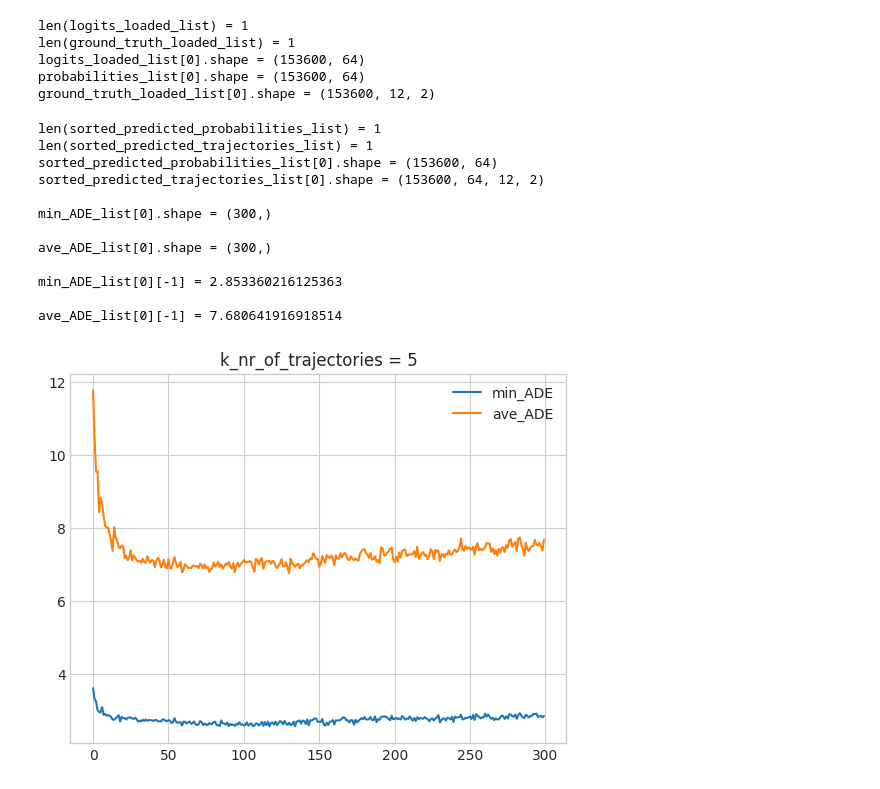
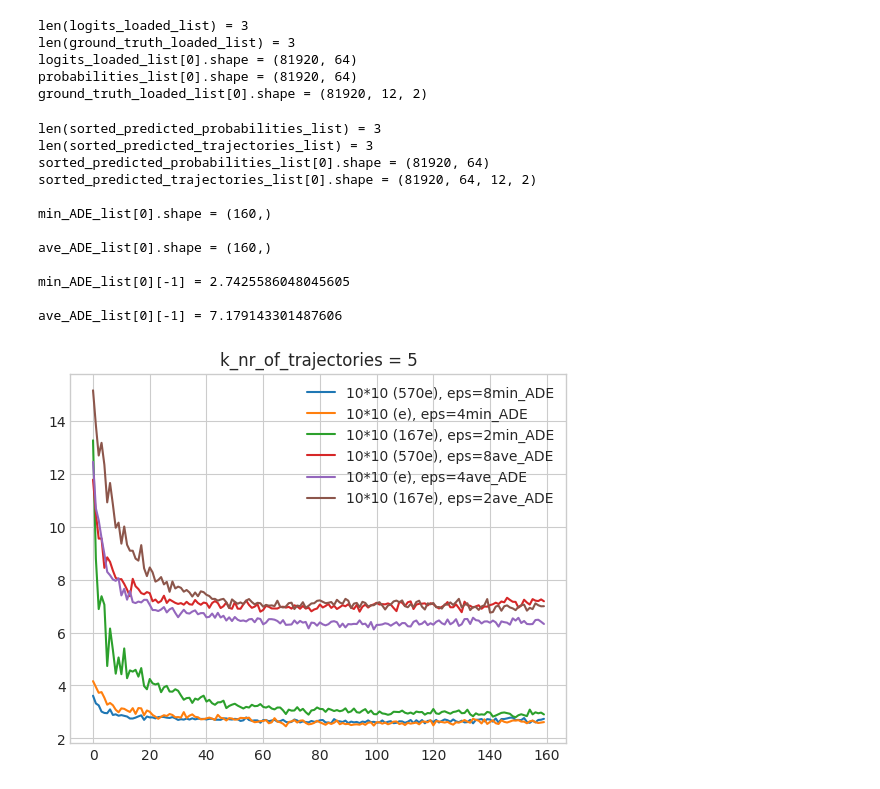
Before and after one commit to dolander1/nuscenes_dolander1, a Jupyter notebook: python-sdk/tutorials/DanielNotebook.ipynb, the cells around one changed output. Saved outputs shown, nothing was run; the diff lists cells and outputs as text; code cells hidden in the pictures.

```diff
--- a/python-sdk/tutorials/DanielNotebook.ipynb
+++ b/python-sdk/tutorials/DanielNotebook.ipynb
@@ -64,10 +64,26 @@ from utilsHannes import mean_pointwise_l2_distance
 # legend_list = ['125*125 (569e)']
 # num_epochs = 569
 
+
+
 # With training results
-epochs = [500,501,502]
-legend_list = ['10*10 (570e), eps=8', '250*250 (501e), eps=8', '250*250 (502e), eps=2']
-num_epochs = 300
+epochs = [500] #501
+legend_list = ['10*10 (570e), eps=8']#'250*250 (501e), eps=8'
+
+# epochs = [502] # 502
+# legend_list = ['250*250 (502e), eps=2']
+
+# epochs = [503]
+# legend_list = ['10*10 (167e), eps=2']
+
+# epochs = [504]
+# legend_list = ['10*10 (e), eps=4']
+
+epochs = [500, 504, 503]
+legend_list = ['10*10 (570e), eps=8','10*10 (e), eps=4', '10*10 (167e), eps=2']
+
+
+num_epochs = 160
 
 # Files
 file_path_list = [f"tmpResults/results_epochs={epoch}" for epoch in epochs]
@@ -102,13 +118,23 @@ print(f"ground_truth_loaded_list[{file_number}].shape = {ground_truth_loaded_lis
 # Load lattice
 with open('data/sets/nuscenes-prediction-challenge-trajectory-sets/epsilon_8.pkl', 'rb') as f:
     trajectories = pickle.load(f)
-lattice = np.array(trajectories)
+lattice8 = np.array(trajectories)
+
+with open('data/sets/nuscenes-prediction-challenge-trajectory-sets/epsilon_4.pkl', 'rb') as f:
+    trajectories = pickle.load(f)
+lattice4 = np.array(trajectories)
+
+with open('data/sets/nuscenes-prediction-challenge-trajectory-sets/epsilon_2.pkl', 'rb') as f:
+    trajectories = pickle.load(f)
+lattice2 = np.array(trajectories)
+
+lattice_list = [lattice8, lattice4, lattice2]
 # %% [output]
-len(logits_loaded_list) = 1
-len(ground_truth_loaded_list) = 1
-logits_loaded_list[0].shape = (153600, 64)
-probabilities_list[0].shape = (153600, 64)
-ground_truth_loaded_list[0].shape = (153600, 12, 2)
+len(logits_loaded_list) = 3
+len(ground_truth_loaded_list) = 3
+logits_loaded_list[0].shape = (81920, 64)
+probabilities_list[0].shape = (81920, 64)
+ground_truth_loaded_list[0].shape = (81920, 12, 2)
 # %%
 ## Functions
 
@@ -155,45 +181,45 @@ def get_ADE_for_k_trajectories(sorted_predicted_trajectories, ground_truth_traje
 # %%
 ############### Calculate and plot many files
 
 k_nr_of_trajectories = 5
 
-results1 = [get_sorted_most_likely_trajectories(logits_loaded, lattice) for logits_loaded in logits_loaded_list]
+results1 = [get_sorted_most_likely_trajectories(logits_loaded, lattice) for logits_loaded, lattice in zip(logits_loaded_list, lattice_list)]
 sorted_predicted_probabilities_list, sorted_predicted_trajectories_list = zip(*results1)
 
 results2 = [get_ADE_for_k_trajectories(sorted_predicted_trajectories, ground_truth_loaded, k_nr_of_trajectories, train_boolean) for sorted_predicted_trajectories, ground_truth_loaded in zip(sorted_predicted_trajectories_list, ground_truth_loaded_list)]
 min_ADE_list, ave_ADE_list = zip(*results2)
 
 print(f"len(sorted_predicted_probabilities_list) = {len(sorted_predicted_probabilities_list)}")
 print(f"len(sorted_predicted_trajectories_list) = {len(sorted_predicted_trajectories_list)}")
 print(f"sorted_predicted_probabilities_list[{file_number}].shape = {sorted_predicted_probabilities_list[file_number].shape}")
 print(f"sorted_predicted_trajectories_list[{file_number}].shape = {sorted_predicted_trajectories_list[file_number].shape}")
 # print(f"sortedTrajectories = {sorted_predicted_trajectories_list[0][2]}") # [0][0/1] and [0][2/3] the same
 
 print(f"\nmin_ADE_list[{file_number}].shape = {min_ADE_list[file_number].shape}")
 print(f"\nave_ADE_list[{file_number}].shape = {ave_ADE_list[file_number].shape}")
 print(f"\nmin_ADE_list[{file_number}][-1] = {min_ADE_list[file_number][-1]}")
 print(f"\nave_ADE_list[{file_number}][-1] = {ave_ADE_list[file_number][-1]}")
 
 
 ## Plot ADE
-plt.plot(min_ADE_list[file_number], label="min_ADE")
-plt.plot(ave_ADE_list[file_number], label="ave_ADE")
+[plt.plot(min_ADE, label=legend+', min_ADE') for min_ADE, legend in zip(min_ADE_list, legend_list)]
+[plt.plot(ave_ADE, label=legend+', ave_ADE') for ave_ADE, legend in zip(ave_ADE_list, legend_list)]
 plt.legend();
 plt.title(f"k_nr_of_trajectories = {k_nr_of_trajectories}");
 # %% [output]
-len(sorted_predicted_probabilities_list) = 1
-len(sorted_predicted_trajectories_list) = 1
-sorted_predicted_probabilities_list[0].shape = (153600, 64)
-sorted_predicted_trajectories_list[0].shape = (153600, 64, 12, 2)
+len(sorted_predicted_probabilities_list) = 3
+len(sorted_predicted_trajectories_list) = 3
+sorted_predicted_probabilities_list[0].shape = (81920, 64)
+sorted_predicted_trajectories_list[0].shape = (81920, 64, 12, 2)
 
-min_ADE_list[0].shape = (300,)
+min_ADE_list[0].shape = (160,)
 
-ave_ADE_list[0].shape = (300,)
+ave_ADE_list[0].shape = (160,)
 
-min_ADE_list[0][-1] = 2.853360216125363
+min_ADE_list[0][-1] = 2.7425586048045605
 
-ave_ADE_list[0][-1] = 7.680641916918514
+ave_ADE_list[0][-1] = 7.179143301487606
-[figure, old version]
+[figure, new version]
 # %%
 ############## Calculate and plot one files
 
```
Also changed, not shown: parts of 4 cells of this notebook.
